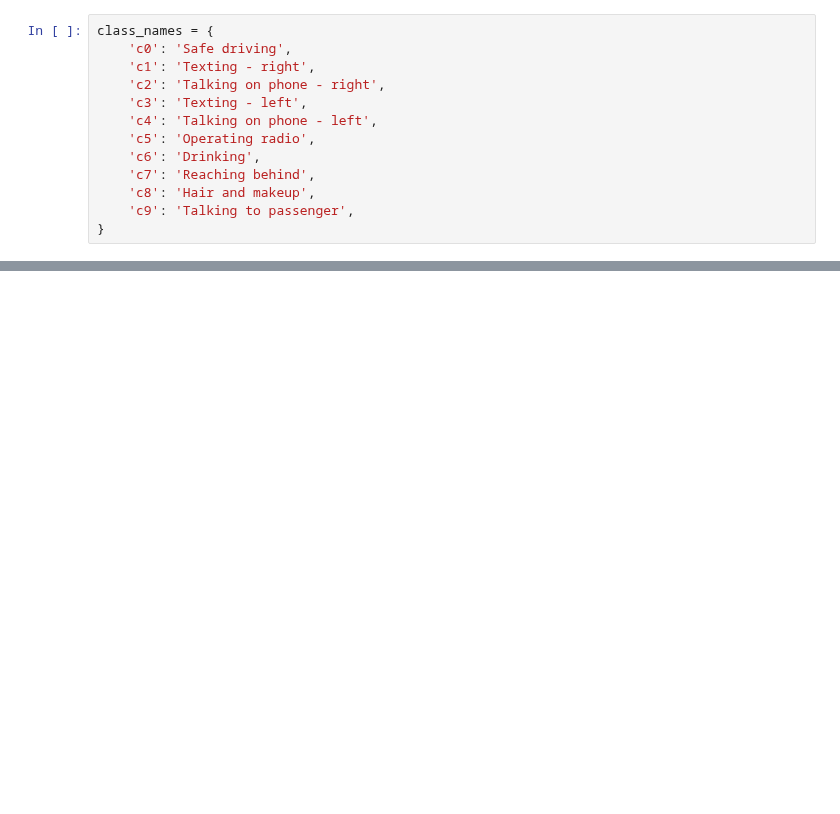
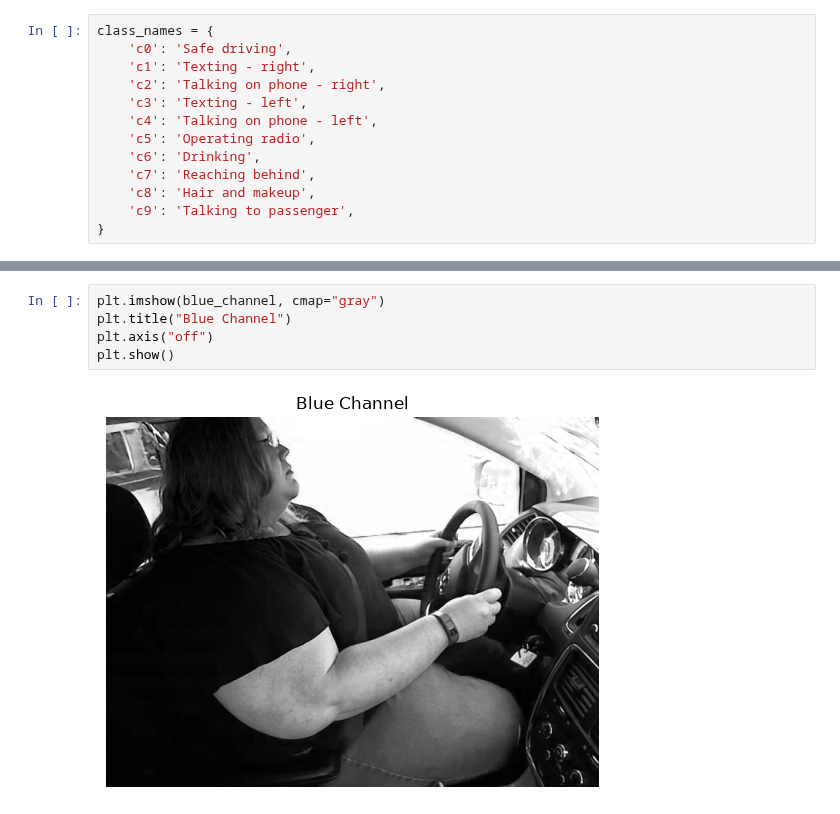
Before and after one commit to tonybotros1/DriveGuard-AI, a Jupyter notebook: notebooks/code.ipynb, the cells around one changed output, grey strips where cells are left out. Drawn from its saved outputs; the diff is of its cells as text; blank space fills up the shorter version.

```diff
--- a/notebooks/code.ipynb
+++ b/notebooks/code.ipynb
@@ -292,0 +410,7 @@ plt.show()
+# %%
+plt.imshow(blue_channel, cmap="gray")
+plt.title("Blue Channel")
+plt.axis("off")
+plt.show()
+# %% [output]
+[figure, added]
```
Also changed, not shown: parts of 35 cells of this notebook, 1 other file.
